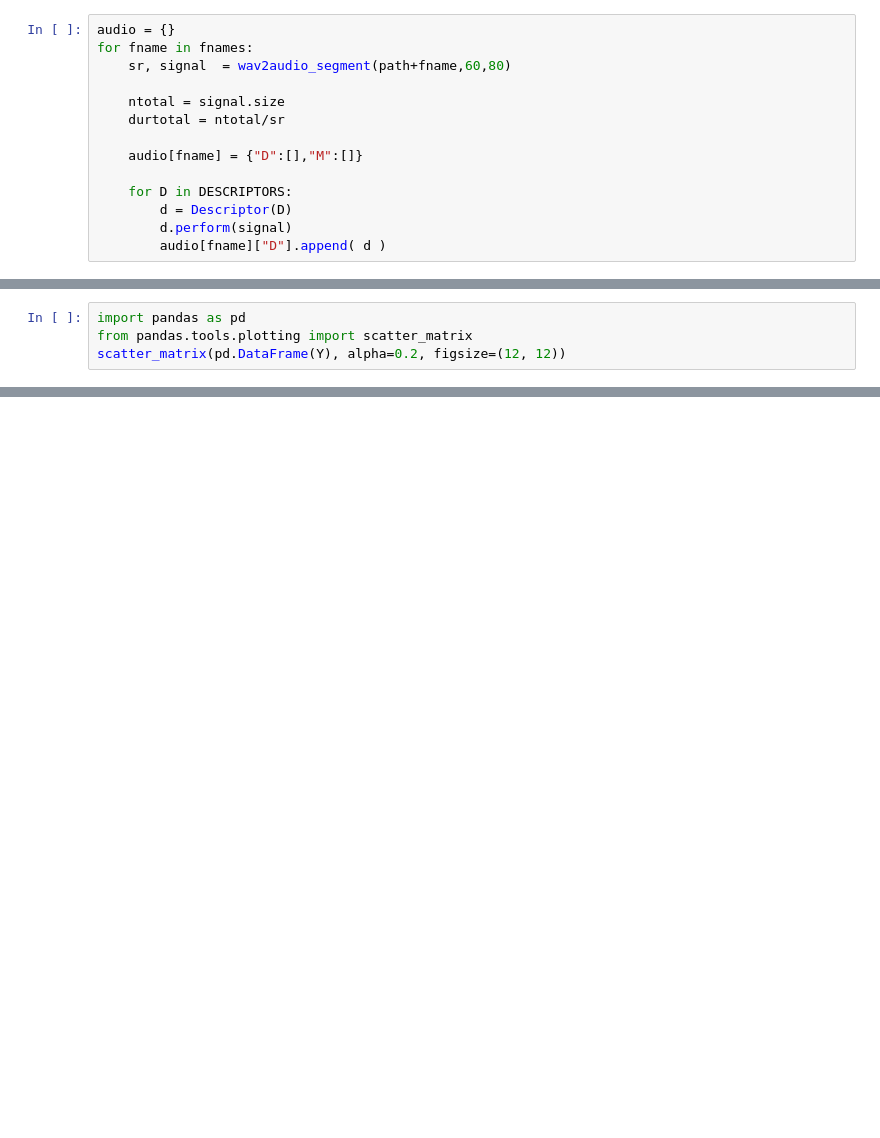
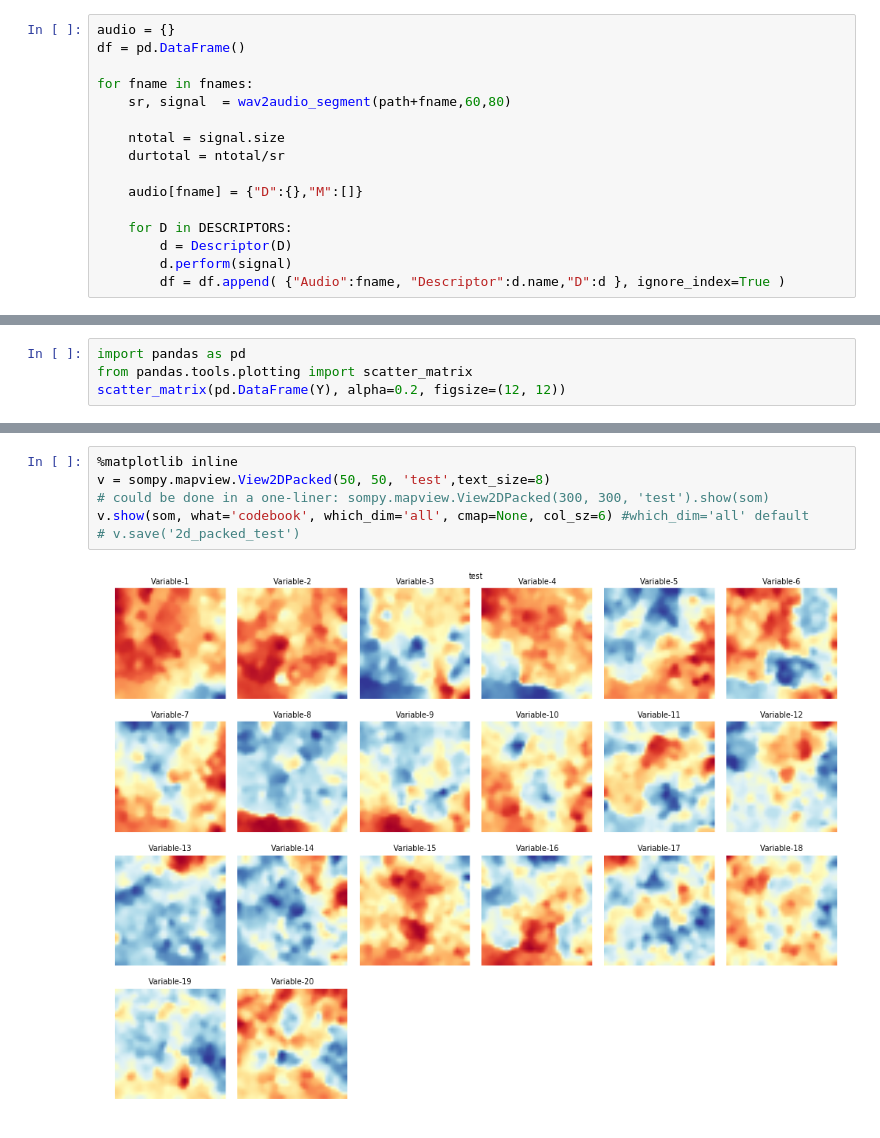
Before and after one commit to pabloriera/machinemusic, a Jupyter notebook: mir/Audio Descriptors Dimensionality Reduction.ipynb, the cells around one changed output, grey strips where cells are left out. Drawn from its saved outputs; the diff is of its cells as text; blank space fills up the shorter version.

```diff
--- a/mir/Audio Descriptors Dimensionality Reduction.ipynb
+++ b/mir/Audio Descriptors Dimensionality Reduction.ipynb
@@ -98,14 +111,16 @@ MANIFOLDS = [
 # %%
 audio = {}
+df = pd.DataFrame()
+
 for fname in fnames:
     sr, signal  = wav2audio_segment(path+fname,60,80)
 
     ntotal = signal.size
     durtotal = ntotal/sr
 
-    audio[fname] = {"D":[],"M":[]}
+    audio[fname] = {"D":{},"M":[]}
 
     for D in DESCRIPTORS:
         d = Descriptor(D)
         d.perform(signal)
-        audio[fname]["D"].append( d )
+        df = df.append( {"Audio":fname, "Descriptor":d.name,"D":d }, ignore_index=True )
@@ -175,0 +235,8 @@ import sompy as SOM
+# %%
+%matplotlib inline
+v = sompy.mapview.View2DPacked(50, 50, 'test',text_size=8)
+# could be done in a one-liner: sompy.mapview.View2DPacked(300, 300, 'test').show(som)
+v.show(som, what='codebook', which_dim='all', cmap=None, col_sz=6) #which_dim='all' default
+# v.save('2d_packed_test')
+# %% [output]
+[figure, added]
```
Also changed, not shown: parts of 24 cells of this notebook.
